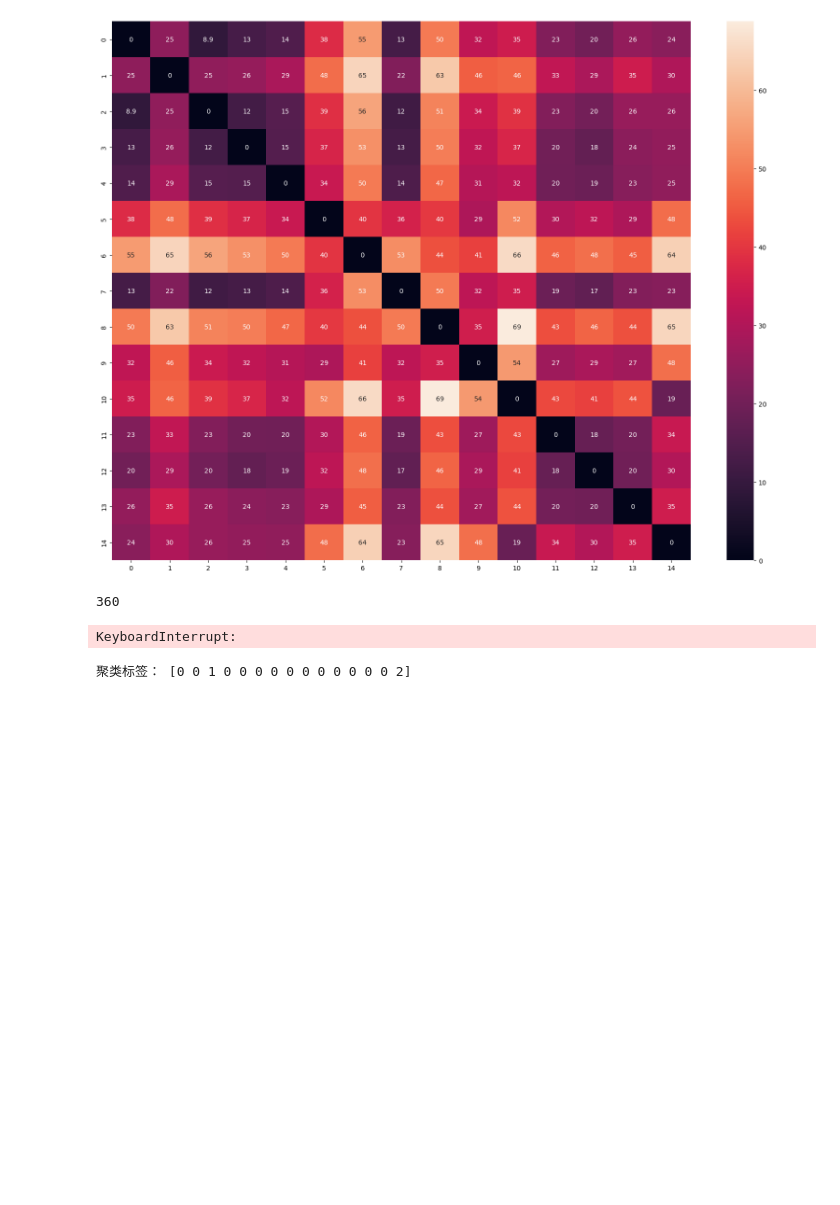
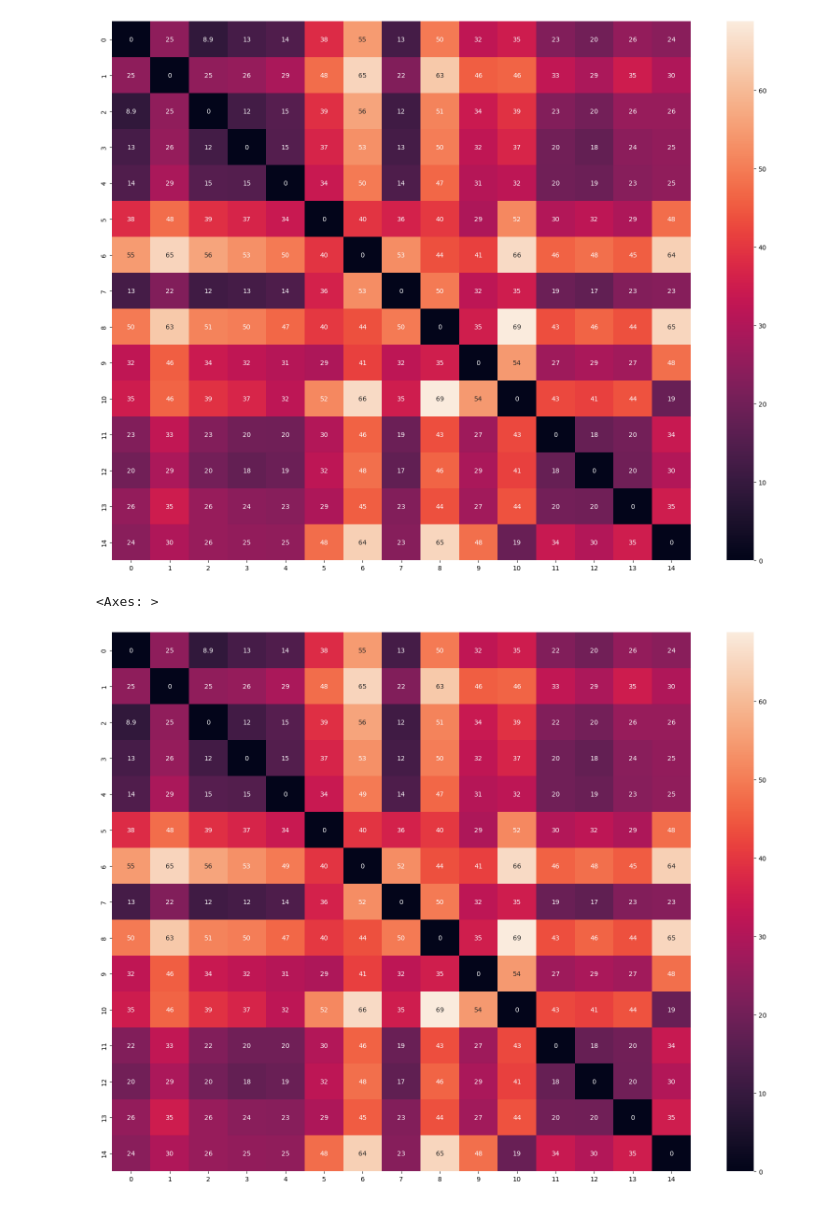
Before and after one commit to Hong-01/EE4C12-Epileptic-Seizure-Detection-using-EEG, a Jupyter notebook: Cluster.ipynb, the cells around one changed output. Saved outputs shown, nothing was run; the diff lists cells and outputs as text; code cells hidden in the pictures; blank space fills up the shorter version.

Commit message:
cluster

```diff
--- a/Cluster.ipynb
+++ b/Cluster.ipynb
@@ -106,31 +115,28 @@ sns.heatmap(distance, annot=True)
 # %% [output]
 <Axes: >
 [figure]
-# %%
-Patience_scaled_list[0].shape[-1]
-# %% [output]
-360
+# %%
+c_list = []
+c_len = np.zeros(Patience_num, dtype=int)
+for i in range(Patience_num):
+    c_list.append(Patience_scaled_list[i][:, 150])
+    c_len[i] = len(c_list[i])
+
+c_len_max = c_len.max()
+# %%
+c_list_itp = []
+for i in range(Patience_num):
+    vector = np.zeros(c_len_max)
+    vector[:len(c_list[i])] = c_list[i]
+    c_list_itp.append(vector)
+c_list_itp = np.array(c_list_itp)
 # %%
-
-distance_tensor = []
-distance_matrix = np.zeros([Patience_num, Patience_num])
-
-for feature_idx in range(Patience_scaled_list[0].shape[-1]):
-    for i in range(Patience_num):
-        for j in range(i, Patience_num):
-            distance_matrix[i, j] = distance_matrix[j, i] = dtw(Patience_scaled_list[i][:, feature_idx], Patience_scaled_list[j][:, feature_idx])
-    distance_tensor.append(distance_matrix)
-
-distance_tensor = np.array(distance_tensor)
+distance_itp = np.zeros([Patience_num, Patience_num])
+for i in range(Patience_num):
+    for j in range(i, Patience_num):
+        distance_itp[i, j] = distance_itp[j, i] = dtw(c_list_itp[i], c_list_itp[j])
+plt.figure(figsize=(20, 15))
+sns.heatmap(distance_itp, annot=True)
 # %% [output]
-KeyboardInterrupt:
+<Axes: >
+[figure, added]
-# %%
-from sklearn.cluster import SpectralClustering
-
-spectral = SpectralClustering(n_clusters=3, affinity='precomputed', assign_labels='kmeans', random_state=0)
-labels = spectral.fit_predict(distance)
-
-# 打印聚类结果
-print("聚类标签：", labels)
-# %% [output]
-聚类标签： [0 0 1 0 0 0 0 0 0 0 0 0 0 0 2]
```
Also changed, not shown: parts of 23 cells of this notebook.
